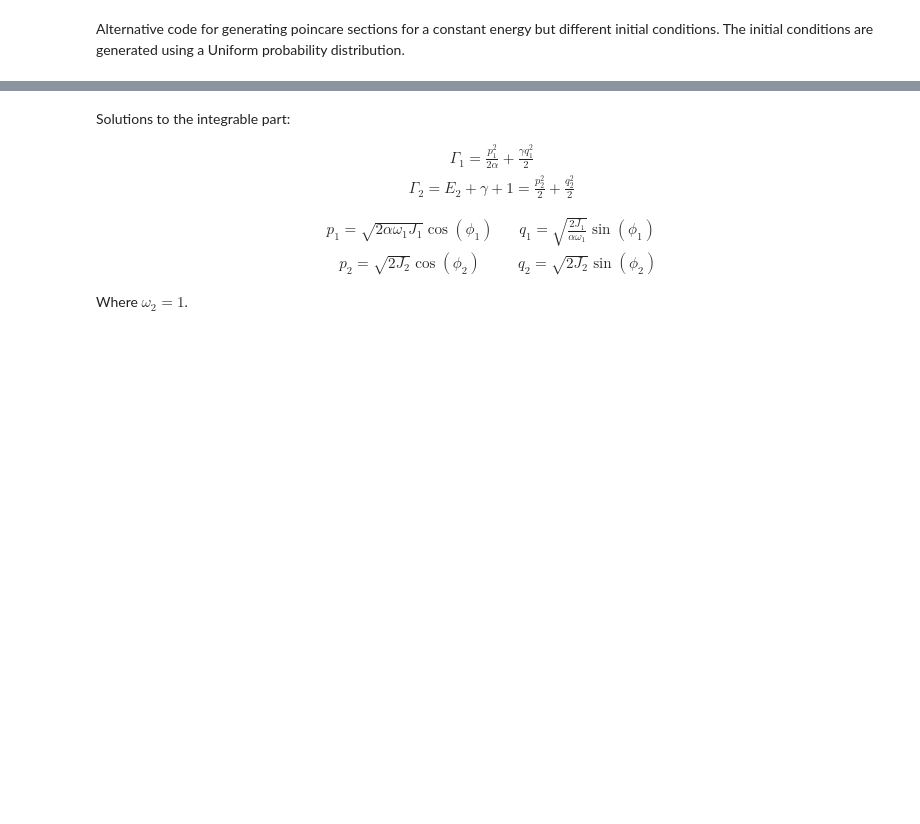
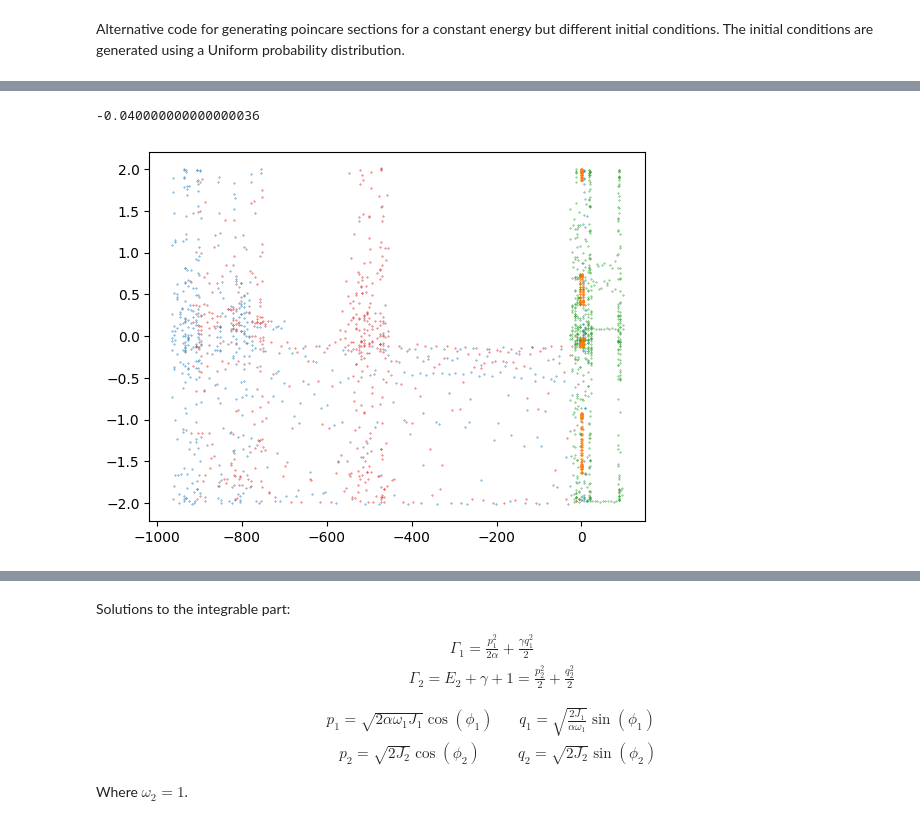
Before and after one commit to MuraSuu/Notebooks, a Jupyter notebook: DoublePendulum.ipynb, the cells around one changed output, grey strips where cells are left out. Cells and saved outputs as stored; diff of their text form; code cells hidden in the pictures; blank space fills up the shorter version.

```diff
--- a/DoublePendulum.ipynb
+++ b/DoublePendulum.ipynb
@@ -165,16 +182,11 @@ for cond in conds:
 # %%
 fig, ax = plt.subplots(1, 1)
-conds = []
-temp = np.array([thetas, ps])
 
 section.terminal = False
 section.direction = 1
 
-for i, data in enumerate(temp.T):
-    conds.append([0, data[0], p_theta_alt(data[0], data[1], 0.1), data[1]])
-
-for cond in conds:
-    solution = solve_ivp(EqMotion, [0, 2500], cond, events=section, atol=1e-9, rtol=1e-9)
+for i in range(p_thetas.shape[0]):
+    solution = solve_ivp(EqMotion, [0, 2500], [0, data[0][i], p_thetas[i], data[1][i]], events=section, atol=1e-9, rtol=1e-9)
     if solution.success == True:
         if len(solution.y_events[0]) > 0:
             ax.scatter(*solution.y_events[0][:, 1::2].T, s=0.1)
@@ -218 +271,25 @@ Where the second depends on our choice of the positive part or negative part in
+# %%
+print(1-c) #Reminder that I chose c as the python variable to denote the numerical value of gamma.
+
+p = lambda q2,p2, h: smp.solve((p1(t)**2)/(2*a) - (b/a)*p2*smp.cos(q2)*p1(t) + 1-c-h, p1(t))
+# %% [output]
+-0.040000000000000036
+# %%
+conds = np.array([[0,0, p(0, 2, 0.0)[0], 2],
+                  [0,0, p(0, -2, -0.035)[0],  -2],
+                  [0,np.pi, p(np.pi, 0, -0.025)[0],  0],
+                  [0,-np.pi, p(-np.pi, 0, -0.018)[0], 0]])
+# %%
+fig, ax = plt.subplots(1, 1)
+
+section.terminal = False
+section.direction = 1
+
+for cond in conds:
+    solution = solve_ivp(EqMotionApprox, [0, 3500], cond, events=section, atol=1e-9, rtol=1e-9)
+    if solution.success == True:
+        if len(solution.y_events[0]) > 0:
+            ax.scatter(*solution.y_events[0][:, 1::2].T, s=0.1)
+# %% [output]
+[figure, added]
 # %% [markdown]
```
Also changed, not shown: parts of 32 cells of this notebook.
